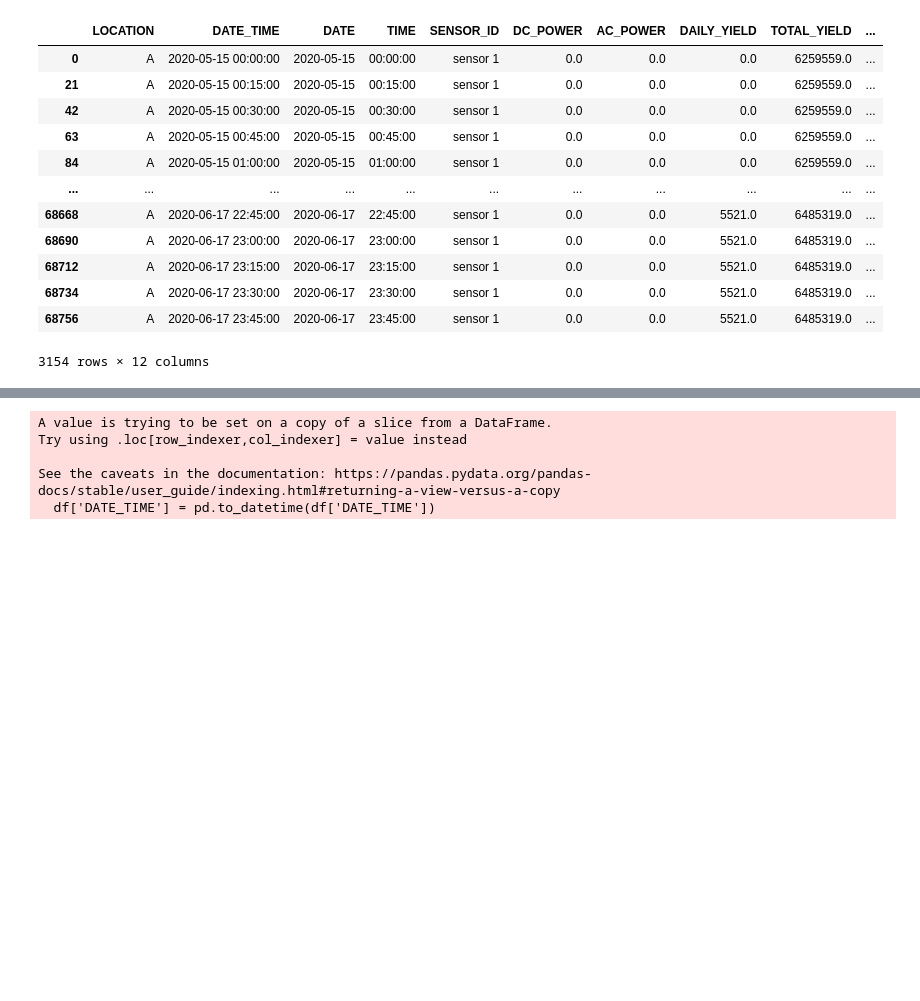
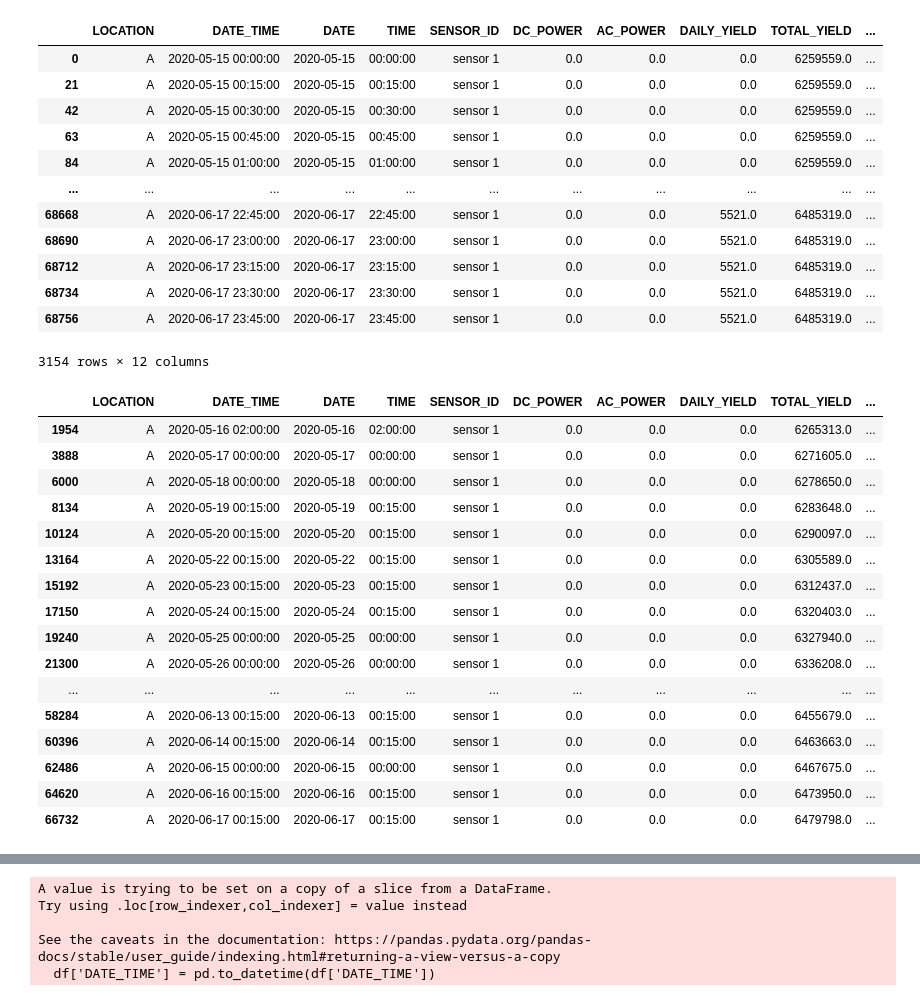
Before and after one commit to AkinduH/SLIIT-Datathon-2024, a Jupyter notebook: Exploratory_Data_Analysis.ipynb, the cells around one changed output, grey strips where cells are left out. Drawn from its saved outputs; the diff is of its cells as text; code cells hidden in the pictures; blank space fills up the shorter version.

```diff
--- a/Exploratory_Data_Analysis.ipynb
+++ b/Exploratory_Data_Analysis.ipynb
@@ -14,3 +14,27 @@ hv.extension('bokeh')  # Enable the Bokeh backend for interactive plots
 # %%
 df_A = pd.read_csv("Datasets\df_A.csv")
 df_B = pd.read_csv("Datasets\df_B.csv")
+# %%
+unique_sensors = df_A["SENSOR_ID"].unique()
+for sensor in unique_sensors:
+    # Filter rows for the current sensor
+    sensor_df = df_A[df_A["SENSOR_ID"] == sensor].copy()
+
+    # Calculate differences
+    sensor_df["DAILY_YIELD_diff"] = sensor_df["DAILY_YIELD"].diff()
+    sensor_df["TOTAL_YIELD_diff"] = sensor_df["TOTAL_YIELD"].diff()
+
+    # Apply filtering condition
+    filtered_df = sensor_df[
+        (sensor_df["DAILY_YIELD_diff"] != 0)
+        & (sensor_df["TOTAL_YIELD_diff"] == 0)
+        & (sensor_df["DAILY_YIELD"] != 0)
+    ].copy()
+
+    # Adjust DAILY_YIELD values
+    filtered_df["DAILY_YIELD"] -= filtered_df["DAILY_YIELD_diff"]
+
+    # Replace the original rows in df_A with filtered rows
+    df_A.loc[filtered_df.index, :] = filtered_df.drop(
+        ["DAILY_YIELD_diff", "TOTAL_YIELD_diff"], axis=1
+    )
@@ -31,3 +79,25 @@ sensor_1_df
 | 68734 | A | 2020-06-17 23:30:00 | 2020-06-17 | 23:30:00 | sensor 1 | 0.0 | 0.0 | 5521.0 | 6485319.0 | ... |
 | 68756 | A | 2020-06-17 23:45:00 | 2020-06-17 | 23:45:00 | sensor 1 | 0.0 | 0.0 | 5521.0 | 6485319.0 | ... |
 3154 rows × 12 columns
+# %%
+# Find rows where DAILY_YIELD changes but TOTAL_YIELD doesn't
+filtered_df = sensor_1_df[(sensor_1_df["DAILY_YIELD"].diff() != 0) & (sensor_1_df["TOTAL_YIELD"].diff() == 0)]
+filtered_df
+# %% [output]
+|  | LOCATION | DATE_TIME | DATE | TIME | SENSOR_ID | DC_POWER | AC_POWER | DAILY_YIELD | TOTAL_YIELD | ... |
+| 1954 | A | 2020-05-16 02:00:00 | 2020-05-16 | 02:00:00 | sensor 1 | 0.0 | 0.0 | 0.0 | 6265313.0 | ... |
+| 3888 | A | 2020-05-17 00:00:00 | 2020-05-17 | 00:00:00 | sensor 1 | 0.0 | 0.0 | 0.0 | 6271605.0 | ... |
+| 6000 | A | 2020-05-18 00:00:00 | 2020-05-18 | 00:00:00 | sensor 1 | 0.0 | 0.0 | 0.0 | 6278650.0 | ... |
+| 8134 | A | 2020-05-19 00:15:00 | 2020-05-19 | 00:15:00 | sensor 1 | 0.0 | 0.0 | 0.0 | 6283648.0 | ... |
+| 10124 | A | 2020-05-20 00:15:00 | 2020-05-20 | 00:15:00 | sensor 1 | 0.0 | 0.0 | 0.0 | 6290097.0 | ... |
+| 13164 | A | 2020-05-22 00:15:00 | 2020-05-22 | 00:15:00 | sensor 1 | 0.0 | 0.0 | 0.0 | 6305589.0 | ... |
+| 15192 | A | 2020-05-23 00:15:00 | 2020-05-23 | 00:15:00 | sensor 1 | 0.0 | 0.0 | 0.0 | 6312437.0 | ... |
+| 17150 | A | 2020-05-24 00:15:00 | 2020-05-24 | 00:15:00 | sensor 1 | 0.0 | 0.0 | 0.0 | 6320403.0 | ... |
+| 19240 | A | 2020-05-25 00:00:00 | 2020-05-25 | 00:00:00 | sensor 1 | 0.0 | 0.0 | 0.0 | 6327940.0 | ... |
+| 21300 | A | 2020-05-26 00:00:00 | 2020-05-26 | 00:00:00 | sensor 1 | 0.0 | 0.0 | 0.0 | 6336208.0 | ... |
+| ... | ... | ... | ... | ... | ... | ... | ... | ... | ... | ... |
+| 58284 | A | 2020-06-13 00:15:00 | 2020-06-13 | 00:15:00 | sensor 1 | 0.0 | 0.0 | 0.0 | 6455679.0 | ... |
+| 60396 | A | 2020-06-14 00:15:00 | 2020-06-14 | 00:15:00 | sensor 1 | 0.0 | 0.0 | 0.0 | 6463663.0 | ... |
+| 62486 | A | 2020-06-15 00:00:00 | 2020-06-15 | 00:00:00 | sensor 1 | 0.0 | 0.0 | 0.0 | 6467675.0 | ... |
+| 64620 | A | 2020-06-16 00:15:00 | 2020-06-16 | 00:15:00 | sensor 1 | 0.0 | 0.0 | 0.0 | 6473950.0 | ... |
+| 66732 | A | 2020-06-17 00:15:00 | 2020-06-17 | 00:15:00 | sensor 1 | 0.0 | 0.0 | 0.0 | 6479798.0 | ... |
```
Also changed, not shown: parts of 2 cells of this notebook.
